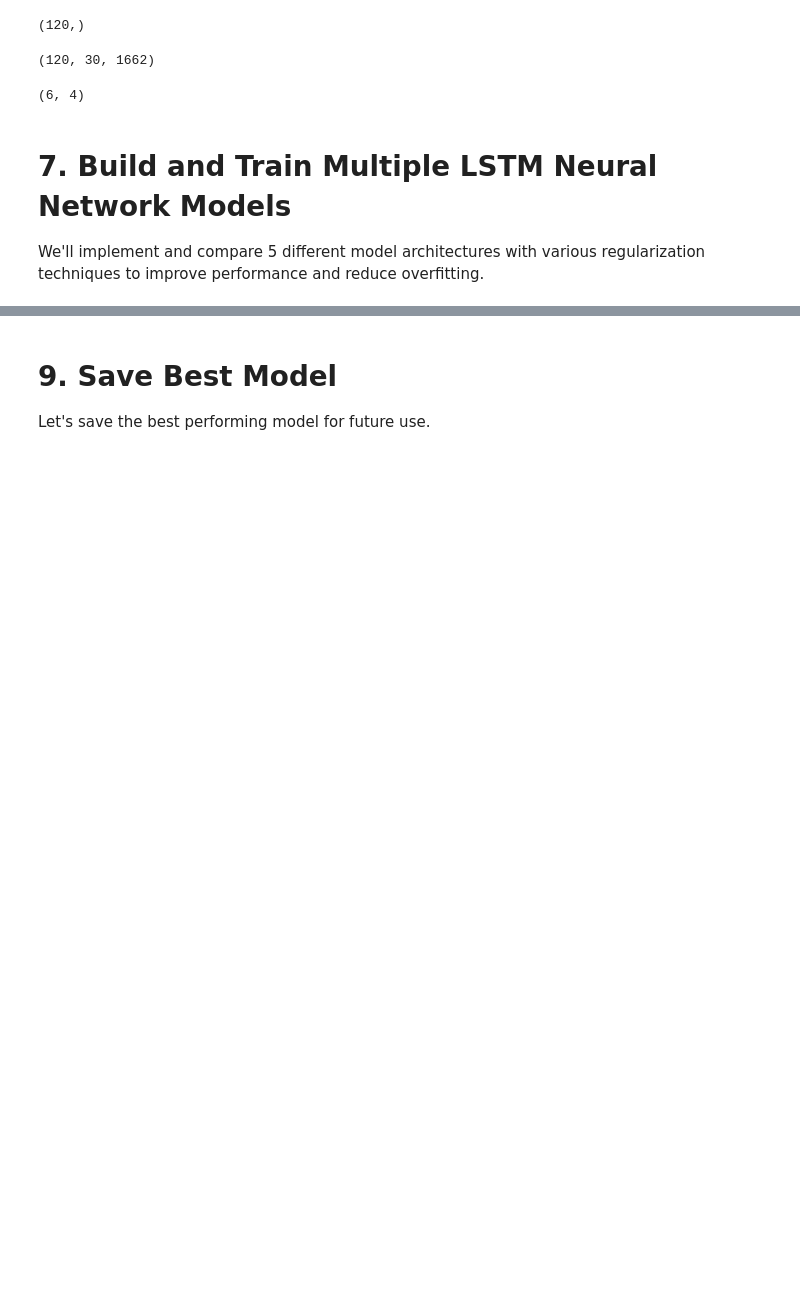
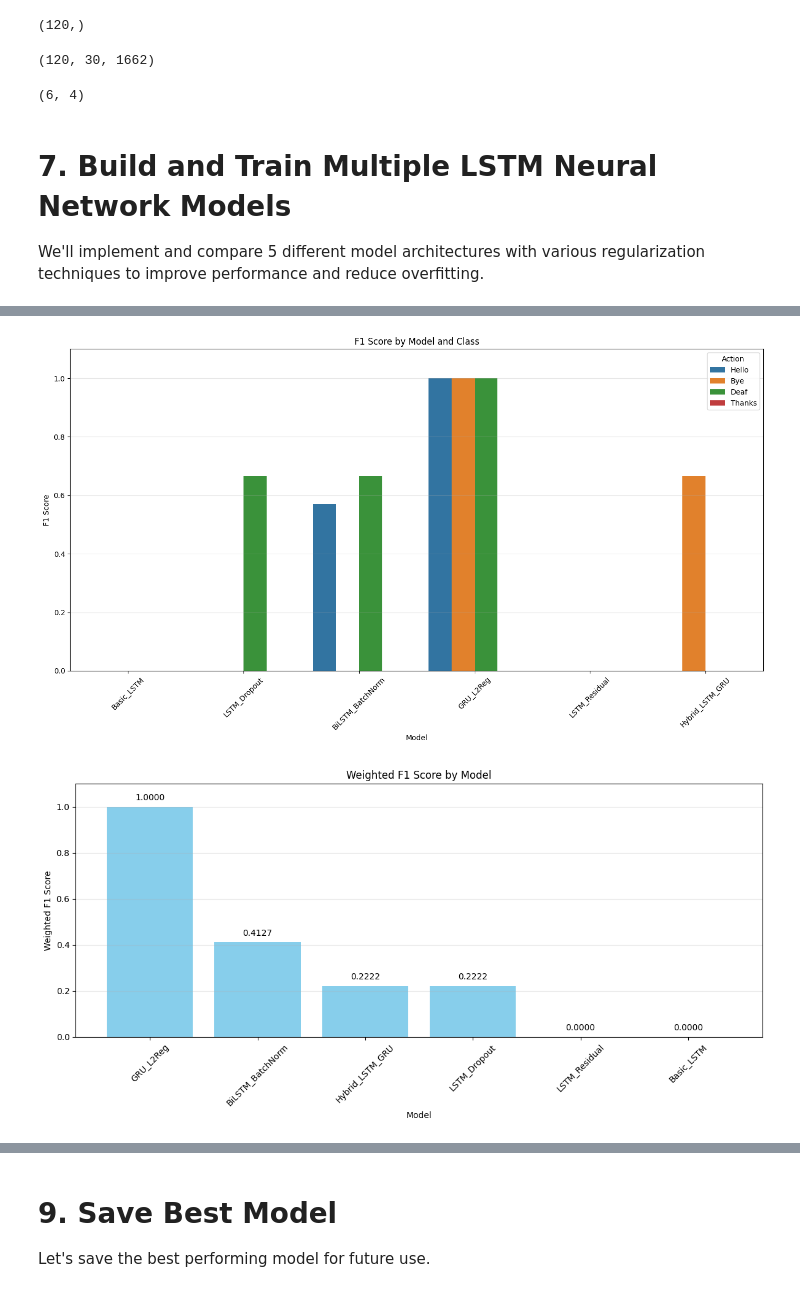
Before and after one commit to Mannan-Ali/IndianSignLanguage, a Jupyter notebook: Action Detection Refined.ipynb, the cells around one changed output, grey strips where cells are left out. Drawn from its saved outputs; the diff is of its cells as text; code cells hidden in the pictures; blank space fills up the shorter version.

```diff
--- a/Action Detection Refined.ipynb
+++ b/Action Detection Refined.ipynb
@@ -735,0 +929,6 @@ performance_df
+# %%
+# Plot F1 scores
+plot_f1_scores(f1_scores, f1_scores_weighted)
+# %% [output]
+[figure, added]
+[figure, added]
```
Also changed, not shown: parts of 26 cells of this notebook, 9 other files.
